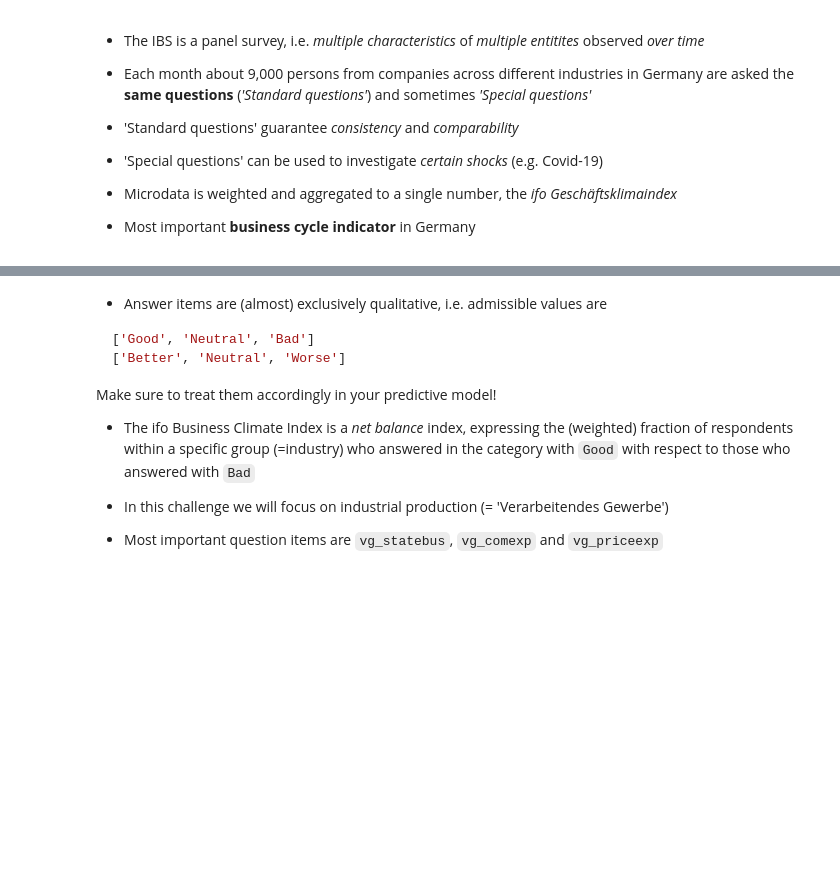
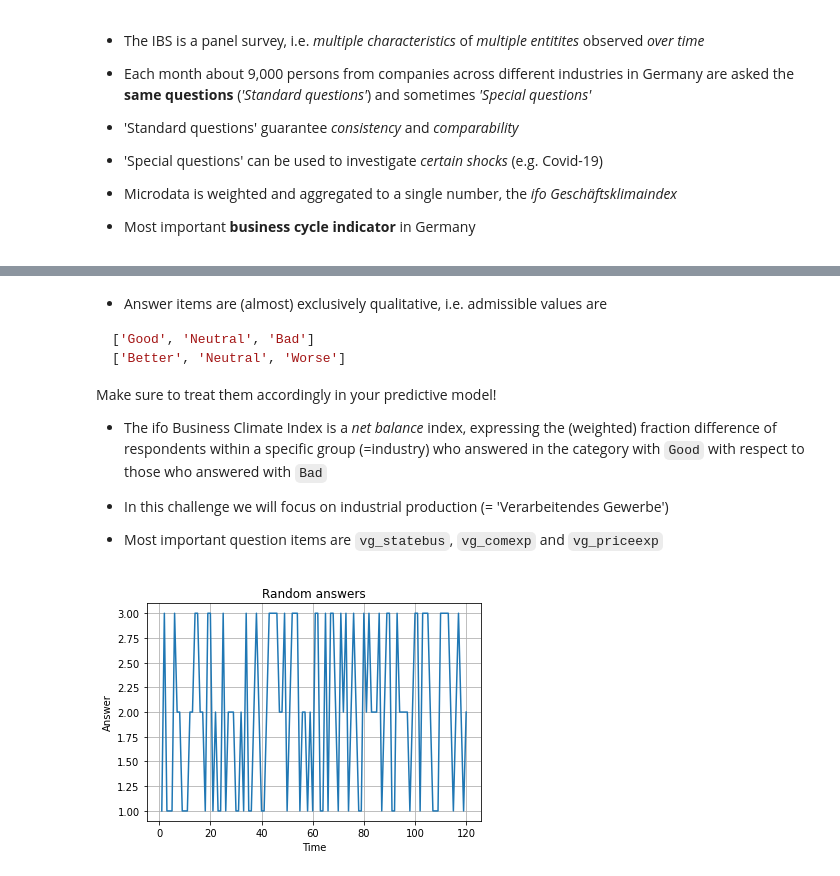
Before and after one commit to ifo-institute/ifohack2023, a Jupyter notebook: Workshops/ifo/Introduction.ipynb, the cells around one changed output, grey strips where cells are left out. Saved outputs shown, nothing was run; the diff lists cells and outputs as text; code cells hidden in the pictures; blank space fills up the shorter version.

```diff
--- a/Workshops/ifo/Introduction.ipynb
+++ b/Workshops/ifo/Introduction.ipynb
@@ -31,7 +40,7 @@ YouTubeVideo('l9uFkSIjPuQ')
 
 Make sure to treat them accordingly in your predictive model!
 
-- The ifo Business Climate Index is a *net balance* index, expressing the (weighted) fraction of respondents within a specific group (=industry) who answered in the category with `Good` with respect to those who answered with `Bad`
+- The ifo Business Climate Index is a *net balance* index, expressing the (weighted) fraction difference of respondents within a specific group (=industry) who answered in the category with `Good` with respect to those who answered with `Bad`
 
 - In this challenge we will focus on industrial production (= 'Verarbeitendes Gewerbe')
 
@@ -41,3 +50,23 @@ english_filepath = "Variablenliste_KT_Verarbeitendes_Gewerbe_2021b_en.pdf"
 # %%
 from IPython.display import IFrame, display
 IFrame(english_filepath, width=980, height=800)
+# %%
+import random
+import numpy as np
+import matplotlib.pyplot as plt
+
+random.seed(42)
+firm_id = random.choice(range(1, 13000))
+answers = np.array(random.choices(range(1,4), k = 120))
+x = np.arange(1,121)
+# %%
+fig, ax = plt.subplots()
+ax.plot(x, answers)
+
+ax.set(xlabel='Time', ylabel='Answer',
+       title='Random answers')
+ax.grid()
+
+plt.show()
+# %% [output]
+[figure, added]
```
Also changed, not shown: parts of 6 cells of this notebook, 6 other files.
